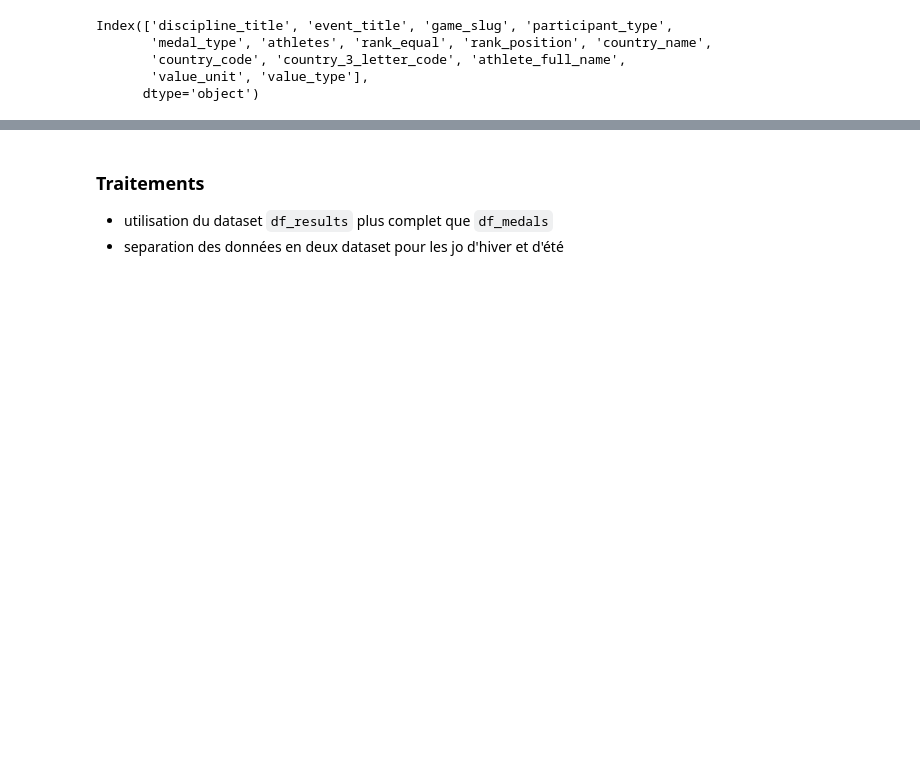
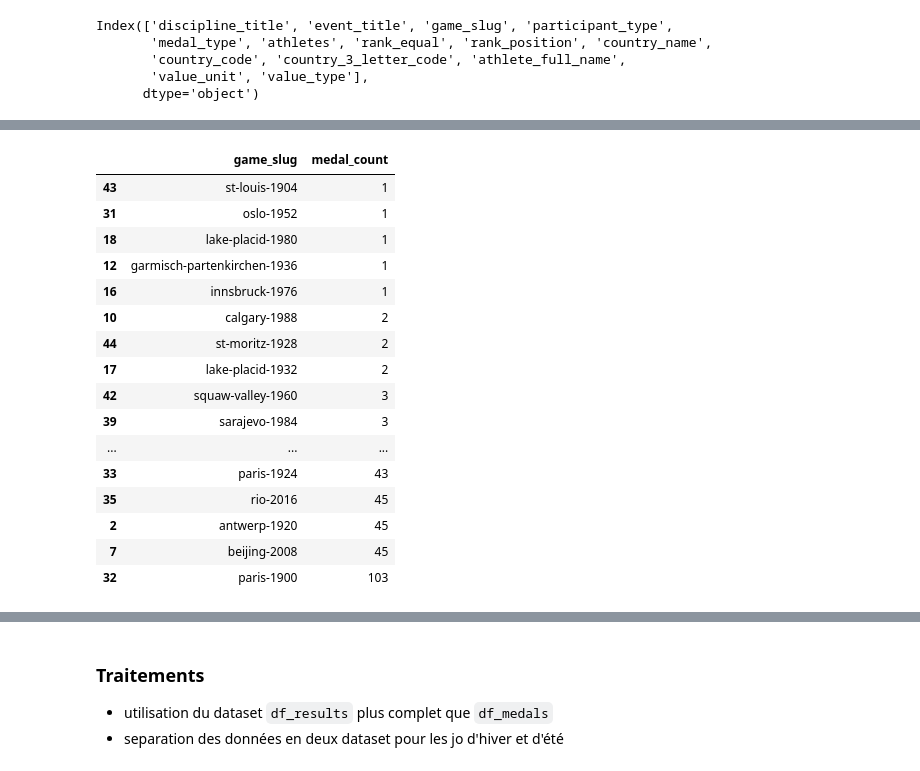
Before and after one commit to pperez91100/hackathon_next, a Jupyter notebook: notebooks/jo-prediction.ipynb, the cells around one changed output, grey strips where cells are left out. Cells and saved outputs as stored; diff of their text form; code cells hidden in the pictures; blank space fills up the shorter version.

```diff
--- a/notebooks/jo-prediction.ipynb
+++ b/notebooks/jo-prediction.ipynb
@@ -243,0 +246,18 @@ Index(['discipline_title', 'event_title', 'game_slug', 'participant_type',
+# %%
+# Combien de médailles la France a remporté : en tout, en Or, en argent et en Bronze (depuis le début des JO) ?
+
+# filtre sur la France
+france_medals = df_medals[df_medals['country_name'] == 'France']
+
+# nombre total de médailles
+total_medals = france_medals.shape[0]
+
+#nombre de médailles d'or, d'argent et de bronze
+gold_medals = france_medals[france_medals['medal_type'] == 'GOLD'].shape[0]
+silver_medals = france_medals[france_medals['medal_type'] == 'SILVER'].shape[0]
+bronze_medals = france_medals[france_medals['medal_type'] == 'BRONZE'].shape[0]
+
+print(f"Total des médailles remportées par la France : {total_medals}")
+print(f"Total des médailles d'or : {gold_medals}")
+print(f"Total des médailles d'argent : {silver_medals}")
+print(f"Total des médailles de bronze : {bronze_medals}")
@@ -243,0 +269,14 @@ Index(['discipline_title', 'event_title', 'game_slug', 'participant_type',
+# %%
+# Lors de quelle JO la France a eu le plus (le moins) de succès ?
+
+#nombre de médailles pour chaque édition
+medals_per_game = france_medals.groupby('game_slug').size().reset_index(name='medal_count')
+
+max_medals = medals_per_game[medals_per_game['medal_count'] == medals_per_game['medal_count'].max()]
+
+min_medals = medals_per_game[medals_per_game['medal_count'] == medals_per_game['medal_count'].min()]
+
+print("Édition des JO avec le plus de succès pour la France:")
+print(max_medals)
+print("Édition des JO avec le moins de succès pour la France:")
+print(min_medals)
@@ -243,0 +294,22 @@ Index(['discipline_title', 'event_title', 'game_slug', 'participant_type',
+# %%
+# nombre de médaille obtenues par la France pour chaque JO
+medals_per_game_sorted = medals_per_game.sort_values(by='medal_count')
+medals_per_game_sorted
+# %% [output]
+|  | game_slug | medal_count |
+| 43 | st-louis-1904 | 1 |
+| 31 | oslo-1952 | 1 |
+| 18 | lake-placid-1980 | 1 |
+| 12 | garmisch-partenkirchen-1936 | 1 |
+| 16 | innsbruck-1976 | 1 |
+| 10 | calgary-1988 | 2 |
+| 44 | st-moritz-1928 | 2 |
+| 17 | lake-placid-1932 | 2 |
+| 42 | squaw-valley-1960 | 3 |
+| 39 | sarajevo-1984 | 3 |
+| ... | ... | ... |
+| 33 | paris-1924 | 43 |
+| 35 | rio-2016 | 45 |
+| 2 | antwerp-1920 | 45 |
+| 7 | beijing-2008 | 45 |
+| 32 | paris-1900 | 103 |
```
Also changed, not shown: parts of 44 cells of this notebook.
